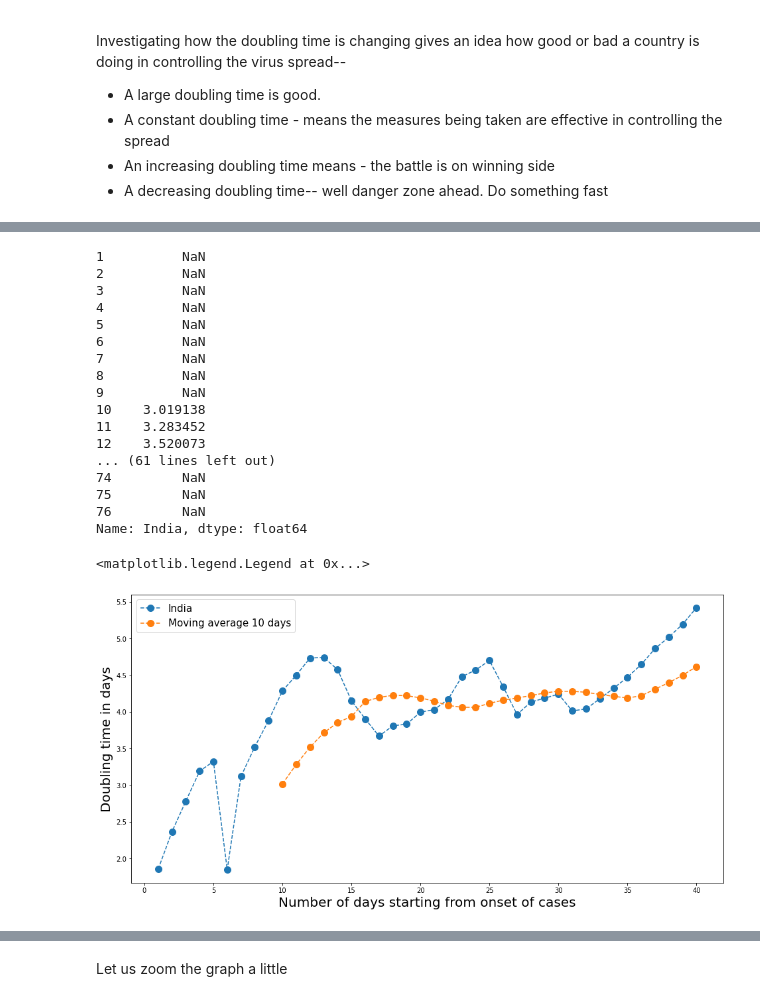
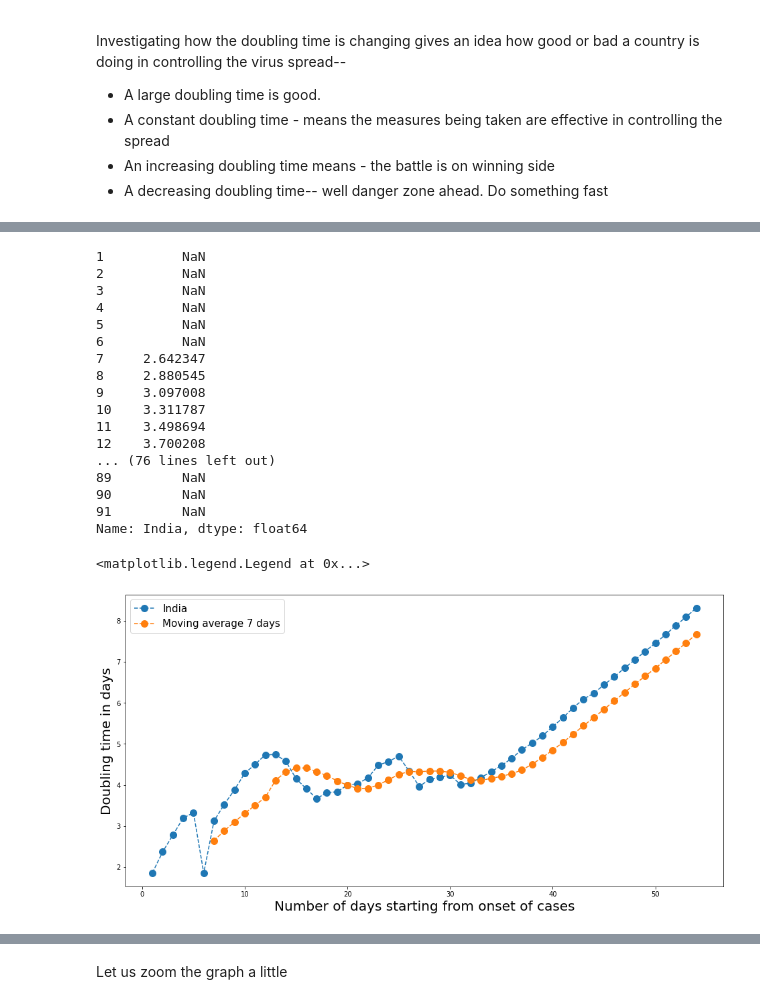
Before and after one commit to amita-kapoor/COVID-2020, a Jupyter notebook: Prediction_Covid_19_WorldWide.ipynb, the cells around one changed output, grey strips where cells are left out. Drawn from its saved outputs; the diff is of its cells as text; code cells hidden in the pictures.

```diff
--- a/Prediction_Covid_19_WorldWide.ipynb
+++ b/Prediction_Covid_19_WorldWide.ipynb
@@ -44,7 +44,7 @@ def daterange(date1, date2):
         yield date1 + timedelta(n)
 
 start_dt = date(2020, 1, 22)
-end_dt = date(2020, 4, 16)
+end_dt = date(2020, 4, 30)
 dates = []
 for dt in daterange(start_dt, end_dt):
     dates.append(dt.strftime("%m-%d-%Y"))
@@ -294,20 +314,13 @@ Let us see how different countries are fairing in terms of increase in infected.
 fig,(ax1) = plt.subplots(nrows=1,ncols=1,figsize=(20,10))
 ax1.set_ylabel('Total infected ',fontsize=20)
 ax1.set_xlabel('Days',fontsize=20)
-ax1.set_ylim(0,40000)
+#ax1.set_ylim(0,40000)
 for loc in range(len(Countries)):
   Country = df_summary.loc[loc].Country
   df_country = df1.loc[Country]
   df_country.reset_index(inplace=True)
   orig = df_country['Confirmed'].tolist()
-  coeff1, coeff2 = df_summary.loc[loc].First_Coeff, df_summary.loc[loc].Doubling_time_in_days
-  print(Country, coeff1, coeff2)
-  predictions = []
-  for i in range(48):
-    yfit = coeff1*2**(i/coeff2)
-    predictions.append(yfit)
   ax1.plot(orig,'--o',ms=10,label=Country)
-  #ax1.plot(yfit,'--',label=f'Exponential fit')
-  #plt.plot(predictions, label='predictions')
+  ax1.set_yscale('log')
   ax1.legend(fontsize=15)
 # %% [output]
@@ -324,2 +328,22 @@ United Kingdom 674.79322363237 7.394331826134674
 # %% [markdown]
 And now the bad but necessary task of prediction--change `loc` to see a different country.
+# %%
+loc = 4
+Country = df_summary.loc[loc].Country
+df_country = df1.loc[Country]
+df_country.reset_index(inplace=True)
+orig = df_country['Confirmed'].tolist()
+coeff1, coeff2 = df_summary.loc[loc].First_Coeff, df_summary.loc[loc].Doubling_time_in_days
+print(Country, coeff1, coeff2)
+predictions = []
+for i in range(70):
+  yfit = coeff1*2**(i/coeff2)
+  predictions.append(yfit)
+
+fig,(ax1) = plt.subplots(nrows=1,ncols=1,figsize=(8,8))
+ax1.set_ylabel('Total infected in '+Country,fontsize=20)
+ax1.set_xlabel('Days',fontsize=20)
+ax1.plot(orig,'--o',ms=10,label='Real Data')
+plt.plot(predictions, label='predictions')
+ax1.set_yscale('log')
+ax1.legend(fontsize=15)
@@ -332,7 +360,7 @@ orig = df_country['Confirmed'].tolist()
 coeff1, coeff2 = df_summary.loc[loc].First_Coeff, df_summary.loc[loc].Doubling_time_in_days
 print(Country, coeff1, coeff2)
 predictions = []
-for i in range(50):
+for i in range(65):
   yfit = coeff1*2**(i/coeff2)
   predictions.append(yfit)
 
@@ -340,7 +368,6 @@ fig,(ax1) = plt.subplots(nrows=1,ncols=1,figsize=(8,8))
 ax1.set_ylabel('Total infected in '+Country,fontsize=20)
 ax1.set_xlabel('Days',fontsize=20)
 ax1.plot(orig,'--o',ms=10,label='Real Data')
-#ax1.plot(yfit,'-',label=f'Exponential fit')
 plt.plot(predictions, label='predictions')
 ax1.legend(fontsize=15)
 # %% [output]
@@ -441,5 +468,5 @@ df_combines
 # %%
-df_combines["India"].rolling(10).mean()
+df_combines["India"].rolling(7).mean()
 # %% [output]
 1          NaN
 2          NaN
@@ -447,28 +474,28 @@ df_combines["India"].rolling(10).mean()
 4          NaN
 5          NaN
 6          NaN
-7          NaN
-8          NaN
-9          NaN
-10    3.019138
-11    3.283452
-12    3.520073
-... (61 lines left out)
-74         NaN
-75         NaN
-76         NaN
+7     2.642347
+8     2.880545
+9     3.097008
+10    3.311787
+11    3.498694
+12    3.700208
+... (76 lines left out)
+89         NaN
+90         NaN
+91         NaN
 Name: India, dtype: float64
 # %%
 fig,(ax1) = plt.subplots(nrows=1,ncols=1,figsize=(16,8))
 ax1.set_ylabel('Doubling time in days',fontsize=20)
 ax1.set_xlabel('Number of days starting from onset of cases',fontsize=20)
 ax1.plot(df_combines['India'],'--o',ms=10,label='India')
-ax1.plot(df_combines["India"].rolling(10).mean(),'--o',ms=10,label='Moving average 10 days' )
+ax1.plot(df_combines["India"].rolling(7).mean(),'--o',ms=10,label='Moving average 7 days' )
 ax1.legend(fontsize=15)
 #plt.show()
 # %% [output]
 <matplotlib.legend.Legend at 0x...>
-[figure, old version]
+[figure, new version]
 # %%
 fig,(ax1) = plt.subplots(nrows=1,ncols=1,figsize=(16,8))
 ax1.set_ylabel('Doubling time in days',fontsize=20)
```
Also changed, not shown: parts of 31 cells of this notebook.
